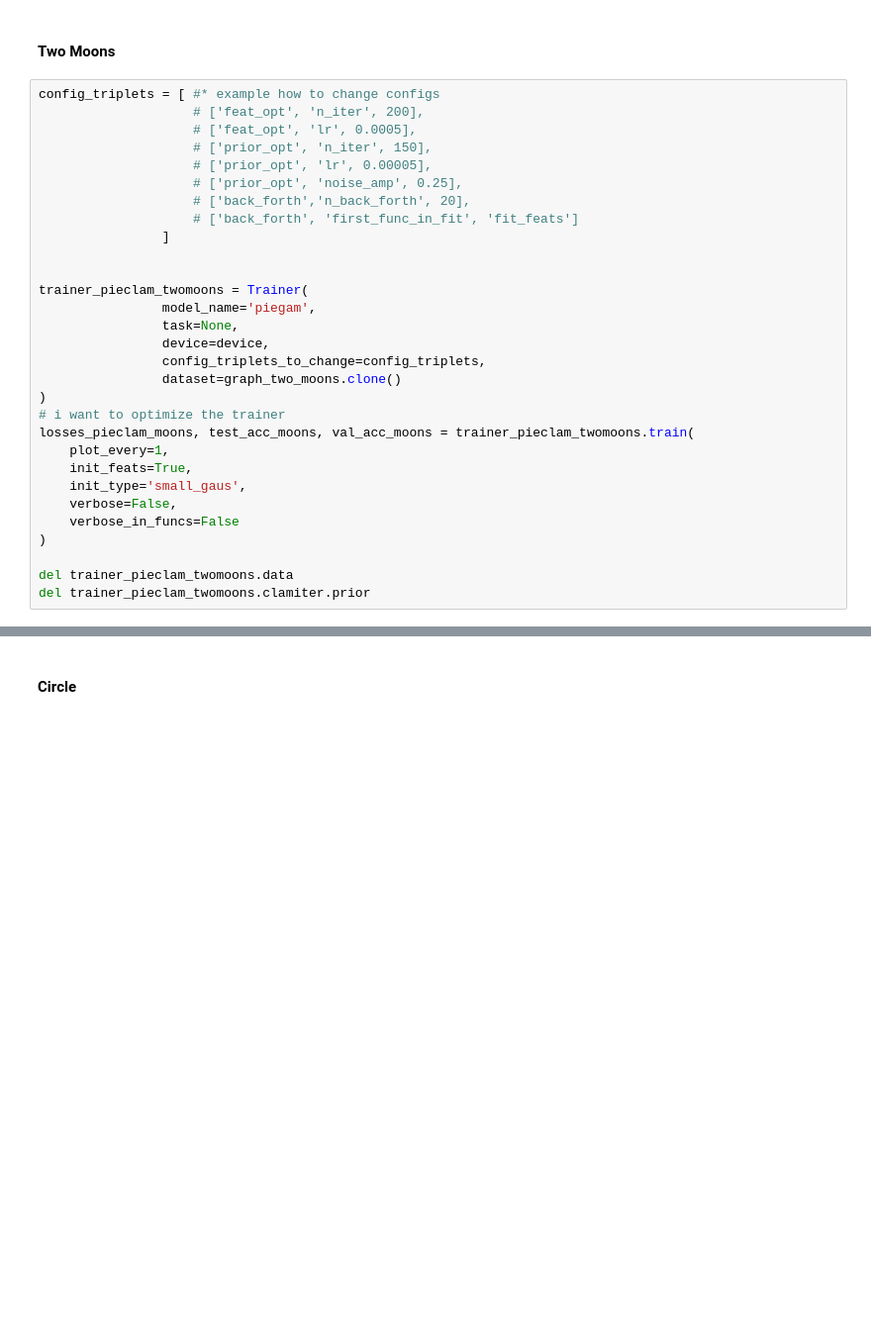
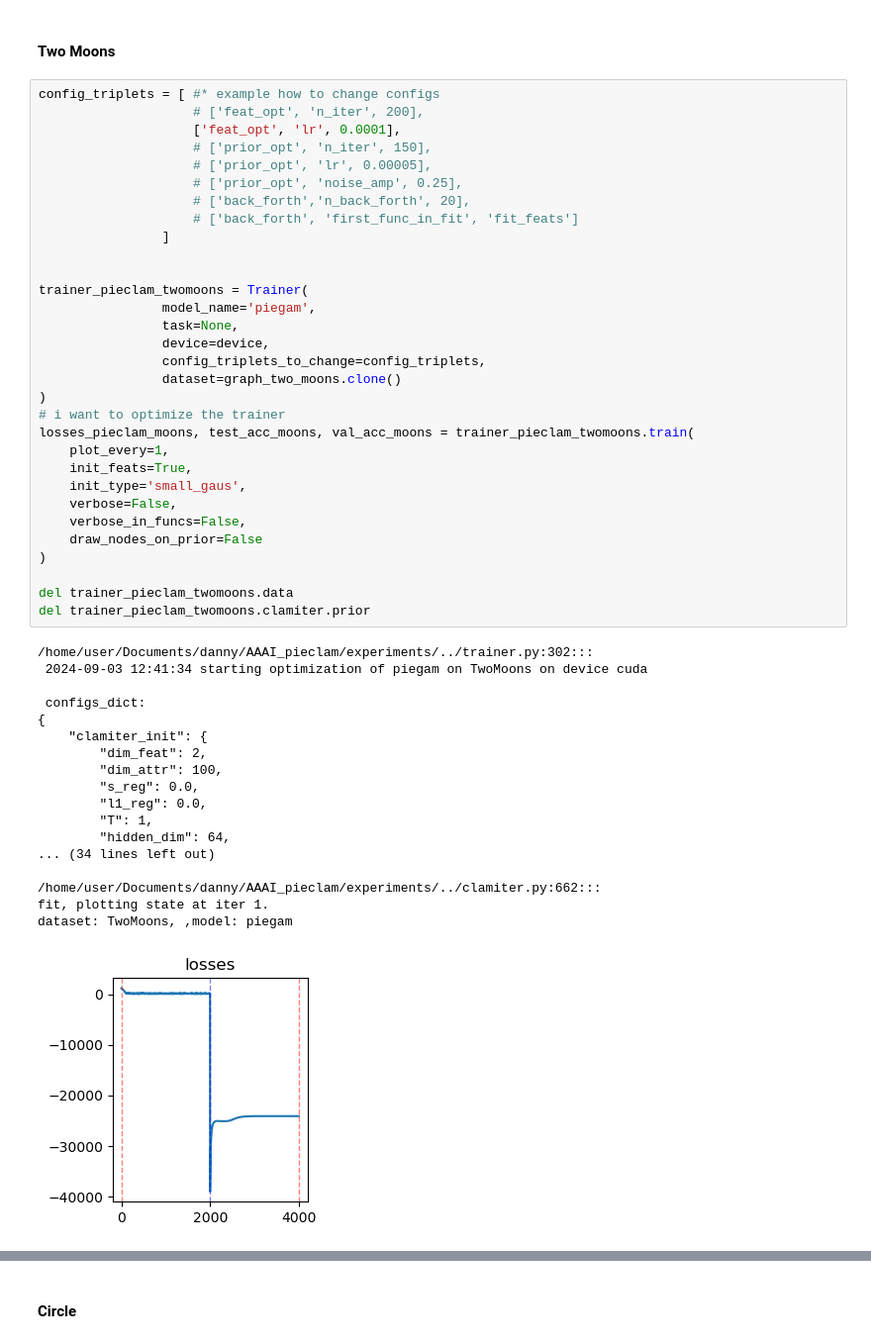
Before and after one commit to JuanCervino/PieClamNonSym, a Jupyter notebook: experiments/shapes_ieclam.ipynb, the cells around one changed output, grey strips where cells are left out. Shown at 99% size. Drawn from its saved outputs; the diff is of its cells as text; blank space fills up the shorter version.

```diff
--- a/experiments/shapes_ieclam.ipynb
+++ b/experiments/shapes_ieclam.ipynb
@@ -120,30 +128,50 @@ losses: -175469.90625
 # %%
 config_triplets = [ #* example how to change configs
                     # ['feat_opt', 'n_iter', 200],
-                    # ['feat_opt', 'lr', 0.0005],
+                    ['feat_opt', 'lr', 0.0001],
                     # ['prior_opt', 'n_iter', 150],
                     # ['prior_opt', 'lr', 0.00005],
                     # ['prior_opt', 'noise_amp', 0.25],
                     # ['back_forth','n_back_forth', 20],
                     # ['back_forth', 'first_func_in_fit', 'fit_feats']
                 ]
 
 
 trainer_pieclam_twomoons = Trainer(
                 model_name='piegam',
                 task=None,
                 device=device,
                 config_triplets_to_change=config_triplets,
                 dataset=graph_two_moons.clone()
 )
 # i want to optimize the trainer
 losses_pieclam_moons, test_acc_moons, val_acc_moons = trainer_pieclam_twomoons.train(
     plot_every=1,
     init_feats=True,
     init_type='small_gaus',
     verbose=False,
-    verbose_in_funcs=False
+    verbose_in_funcs=False,
+    draw_nodes_on_prior=False
 )
 
 del trainer_pieclam_twomoons.data
 del trainer_pieclam_twomoons.clamiter.prior
+# %% [output]
+/home/user/Documents/danny/AAAI_pieclam/experiments/../trainer.py:302:::
+ 2024-09-03 12:41:34 starting optimization of piegam on TwoMoons on device cuda
+
+ configs_dict:
+{
+    "clamiter_init": {
+        "dim_feat": 2,
+        "dim_attr": 100,
+        "s_reg": 0.0,
+        "l1_reg": 0.0,
+        "T": 1,
+        "hidden_dim": 64,
+... (34 lines left out)
+
+/home/user/Documents/danny/AAAI_pieclam/experiments/../clamiter.py:662:::
+fit, plotting state at iter 1.
+dataset: TwoMoons, ,model: piegam
+[figure, added]
```
Also changed, not shown: parts of 5 cells of this notebook, 4 other files.
